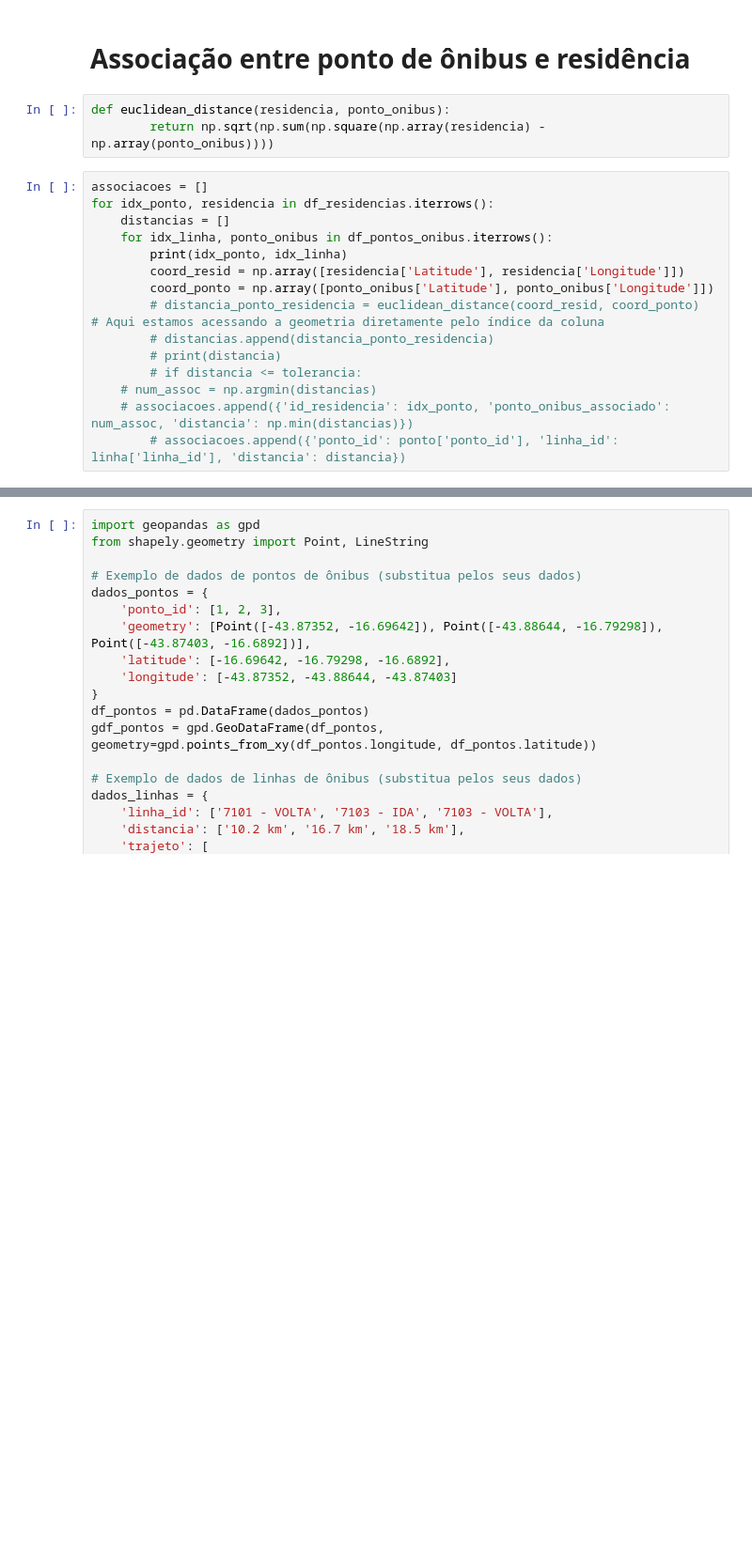
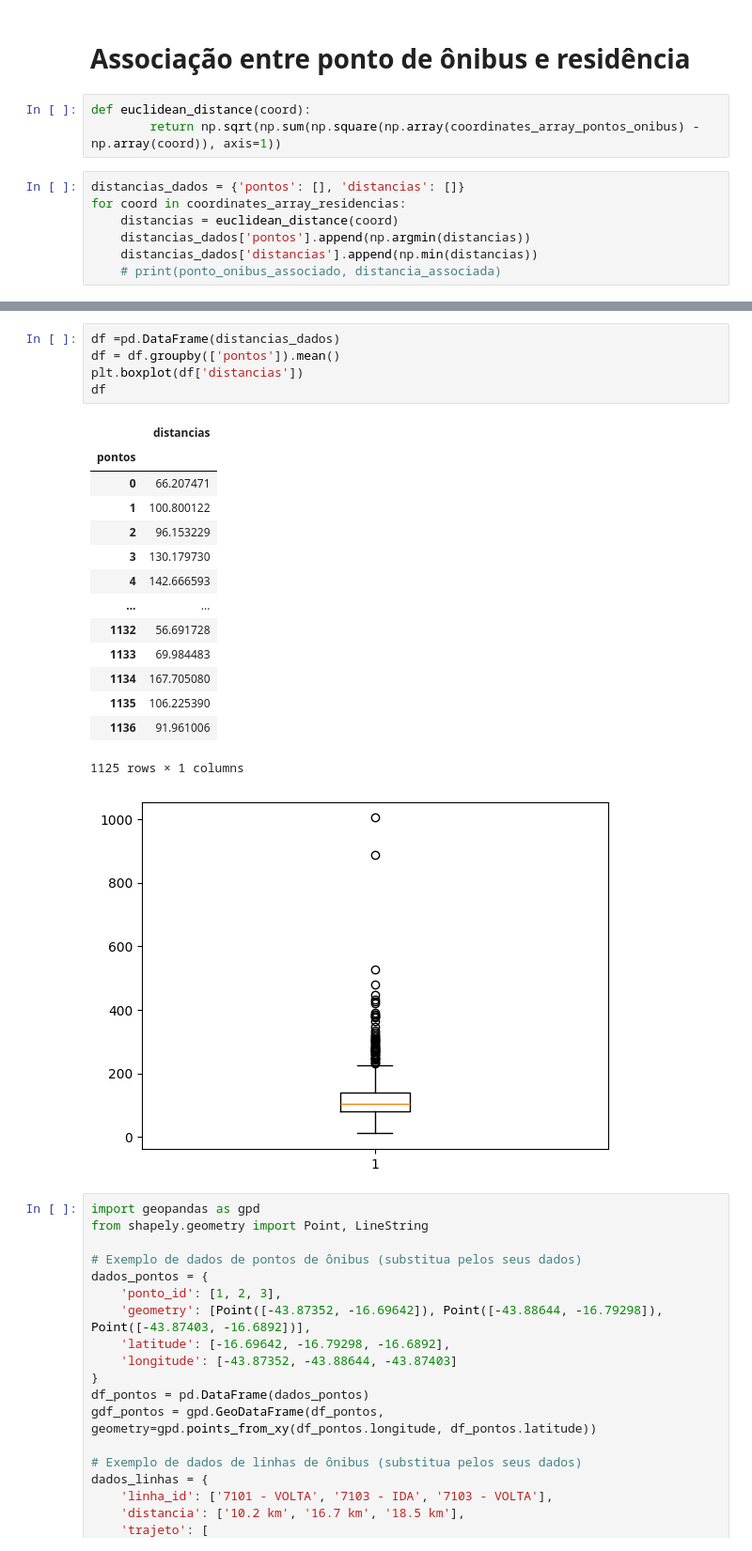
Before and after one commit to YagoMaia/quali_bus, a Jupyter notebook: app/testes.ipynb, the cells around one changed output, grey strips where cells are left out. Shown: that part at 94% size. Drawn from its saved outputs; the diff is of its cells as text; blank space fills up the shorter version.

```diff
--- a/app/testes.ipynb
+++ b/app/testes.ipynb
@@ -14,20 +34,12 @@ df_pontos_onibus.head()
 # %% [markdown]
 # Associação entre ponto de ônibus e residência
 # %%
-def euclidean_distance(residencia, ponto_onibus):
-        return np.sqrt(np.sum(np.square(np.array(residencia) - np.array(ponto_onibus))))
+def euclidean_distance(coord):
+        return np.sqrt(np.sum(np.square(np.array(coordinates_array_pontos_onibus) - np.array(coord)), axis=1))
-# %%
-associacoes = []
-for idx_ponto, residencia in df_residencias.iterrows():
-    distancias = []
-    for idx_linha, ponto_onibus in df_pontos_onibus.iterrows():
-        print(idx_ponto, idx_linha)
-        coord_resid = np.array([residencia['Latitude'], residencia['Longitude']])
-        coord_ponto = np.array([ponto_onibus['Latitude'], ponto_onibus['Longitude']])
-        # distancia_ponto_residencia = euclidean_distance(coord_resid, coord_ponto)  # Aqui estamos acessando a geometria diretamente pelo índice da coluna
-        # distancias.append(distancia_ponto_residencia)
-        # print(distancia)
-        # if distancia <= tolerancia:
-    # num_assoc = np.argmin(distancias)
-    # associacoes.append({'id_residencia': idx_ponto, 'ponto_onibus_associado': num_assoc, 'distancia': np.min(distancias)})
-        # associacoes.append({'ponto_id': ponto['ponto_id'], 'linha_id': linha['linha_id'], 'distancia': distancia})
+# %%
+distancias_dados = {'pontos': [], 'distancias': []}
+for coord in coordinates_array_residencias:
+    distancias = euclidean_distance(coord)
+    distancias_dados['pontos'].append(np.argmin(distancias))
+    distancias_dados['distancias'].append(np.min(distancias))
+    # print(ponto_onibus_associado, distancia_associada)
@@ -34,3 +75,24 @@ for idx_ponto, residencia in df_residencias.iterrows():
+# %%
+df =pd.DataFrame(distancias_dados)
+df = df.groupby(['pontos']).mean()
+plt.boxplot(df['distancias'])
+df
+# %% [output]
+|  | distancias |
+| pontos |  |
+| 0 | 66.207471 |
+| 1 | 100.800122 |
+| 2 | 96.153229 |
+| 3 | 130.179730 |
+| 4 | 142.666593 |
+| ... | ... |
+| 1132 | 56.691728 |
+| 1133 | 69.984483 |
+| 1134 | 167.705080 |
+| 1135 | 106.225390 |
+| 1136 | 91.961006 |
+1125 rows × 1 columns
+[figure, added]
 # %%
 import geopandas as gpd
 from shapely.geometry import Point, LineString
```
Also changed, not shown: parts of 8 cells of this notebook, 9 other files.
